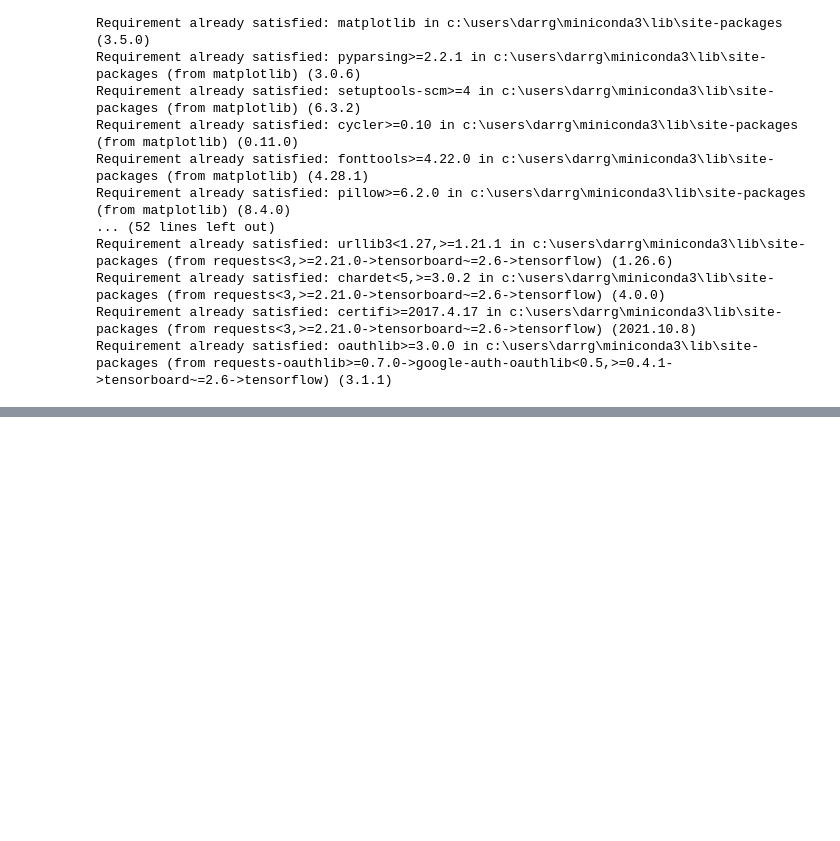
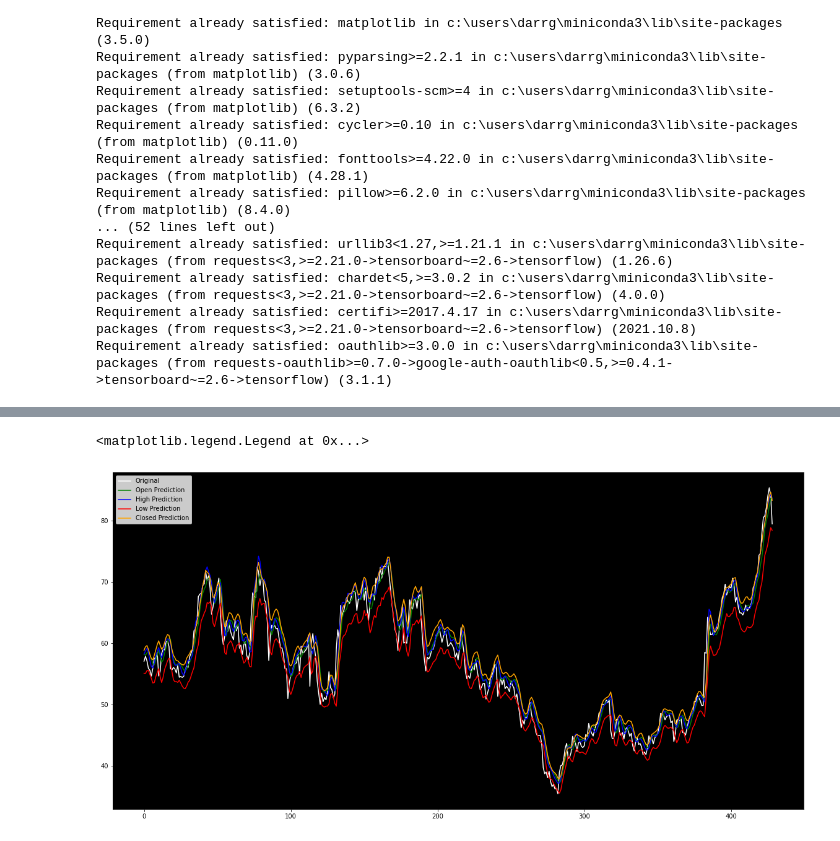
Before and after one commit to darrg/CS4650_STOCKS, a Jupyter notebook: CS4650_Stock.ipynb, the cells around one changed output, grey strips where cells are left out. Cells and saved outputs as stored; diff of their text form; code cells hidden in the pictures; blank space fills up the shorter version.

```diff
--- a/CS4650_Stock.ipynb
+++ b/CS4650_Stock.ipynb
@@ -177,0 +311,12 @@ plt.legend()
+# %%
+fig, ax = plt.subplots(figsize=(20,10))
+ax.set_facecolor('#000000')
+ax.plot(y_test_scaled, color='white', label='Original')
+plt.plot(predictions, color='green', label='Open Prediction')
+plt.plot(predictions2, color='blue', label='High Prediction')
+plt.plot(predictions3, color='red', label='Low Prediction')
+plt.plot(predictions1, color='orange', label='Closed Prediction')
+plt.legend()
+# %% [output]
+<matplotlib.legend.Legend at 0x...>
+[figure, added]
```
Also changed, not shown: parts of 22 cells of this notebook.
